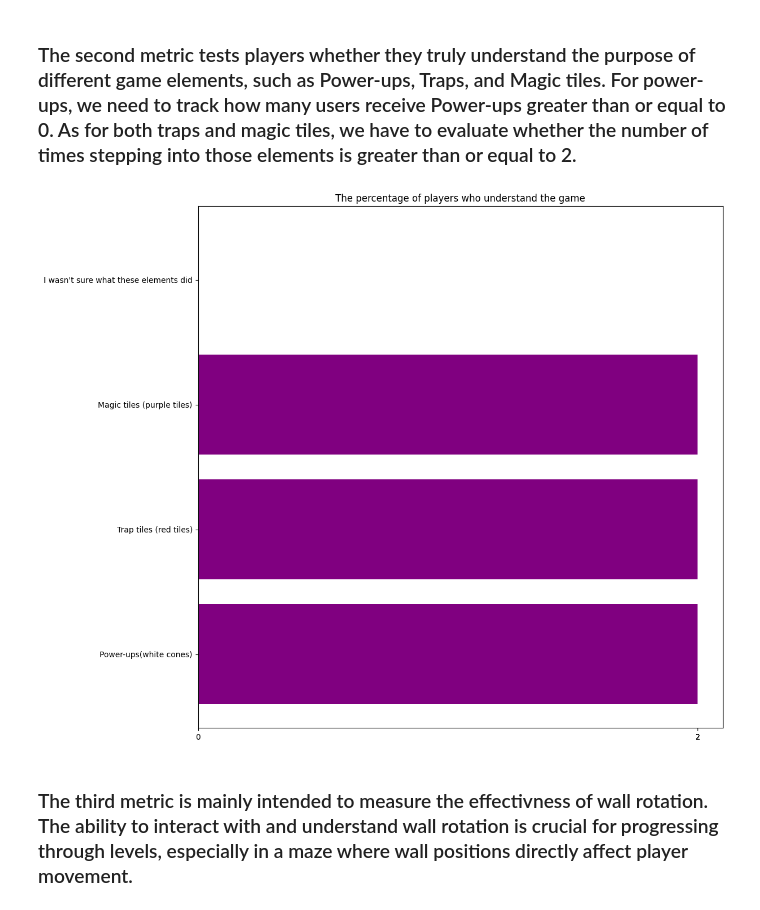
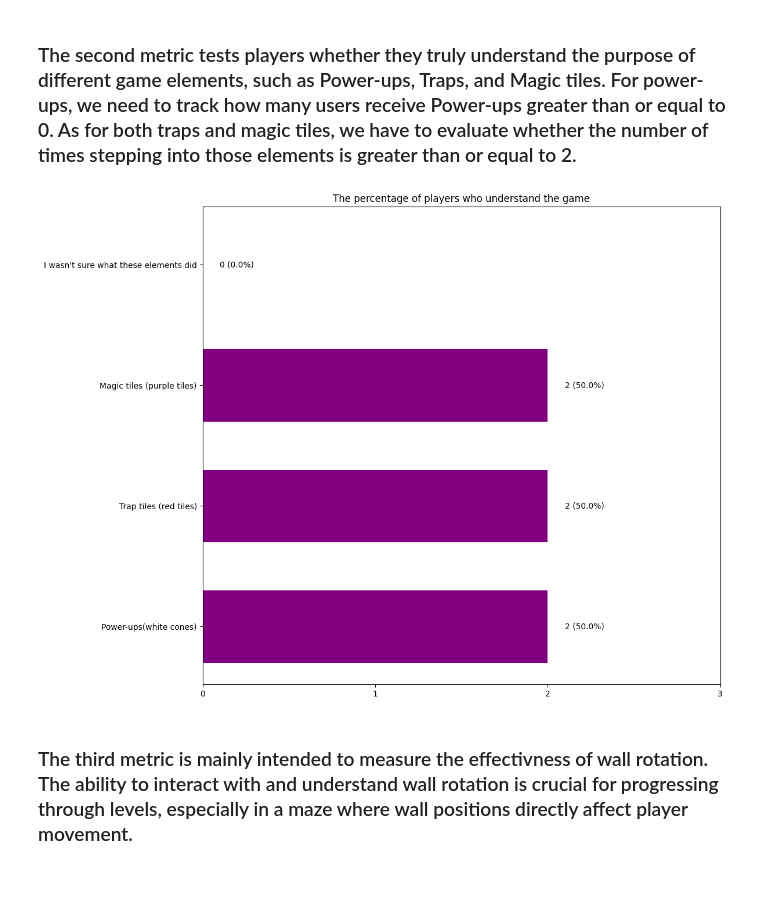
Before and after one commit to CSCI-526-Spring-2025/csci-526-final-project-sarang-and-hate, a Jupyter notebook: Analysis/analysis.ipynb, the cells around one changed output. Drawn from its saved outputs; the diff is of its cells as text; code cells hidden in the pictures; blank space fills up the shorter version.

```diff
--- a/Analysis/analysis.ipynb
+++ b/Analysis/analysis.ipynb
@@ -79,37 +98,51 @@ for player_comb in player_collection:
 
         # truly understnd  the use of powerUps
         if powerUps_considered > 0:
            powerUps_understood += 1
 
         # truly understand the use of trapTiles
         if trapTiles_considered < 2:
             trapTiles_understood += 1
 
         # truly understand the use of magicTiles
         if magicTiles_considered < 2:
             magicTiles_understood += 1
 
          # do not understand all of them
         if powerUps_considered == 0 and trapTiles_considered > 1 and magicTiles_considered > 1:
             no_understood += 1
 
 
 powerUps_percentage = powerUps_understood / len(player_collection) * 100
 trapTiles_percentage = trapTiles_understood / len(player_collection) * 100
 magicTiles_percentage = magicTiles_understood / len(player_collection) * 100
 no_understood_percentage = no_understood / len(player_collection) * 100
 
 # draw the plot using bar chart
 labels = ["Power-ups(white cones)", "Trap tiles (red tiles)", "Magic tiles (purple tiles)", "I wasn't sure what these elements did"]
 results = [powerUps_understood, trapTiles_understood, magicTiles_understood, no_understood]
+percentages = [powerUps_percentage, trapTiles_percentage, magicTiles_percentage, no_understood_percentage]
 
-plt.figure(figsize=(12, 12))
-bars = plt.barh(labels, results, color="purple")
+plt.figure(figsize=(12, 9))
+bars = plt.barh(labels, results, color="purple", height=0.6)
+for bar, result, percentage in zip(bars, results, percentages):
+    width = bar.get_width()
+    plt.text(
+        width + 0.1,  # X-position (just right of the bar)
+        bar.get_y() + bar.get_height()/2,  # Y-position (center of bar)
+        f"{result} ({percentage:.1f}%)",  # Text (e.g., "15 (25.0%)")
+        ha='left',  # Align text to left
+        va='center',
+        fontsize=10
+    )
+
 plt.title("The percentage of players who understand the game")
-plt.xticks(results)
+plt.xticks(range(0, max(results) + 2))
+
+plt.tight_layout() #prevent the labels cutoff
 plt.show()
 # %% [output]
-[figure, old version]
+[figure, new version]
 # %% [markdown]
 ### The third metric is mainly intended to measure the effectivness of wall rotation. The ability to interact with and understand wall rotation is crucial for progressing through levels, especially in a maze where wall positions directly affect player movement.
 # %%
```
Also changed, not shown: parts of 12 cells of this notebook, 2 other files.
